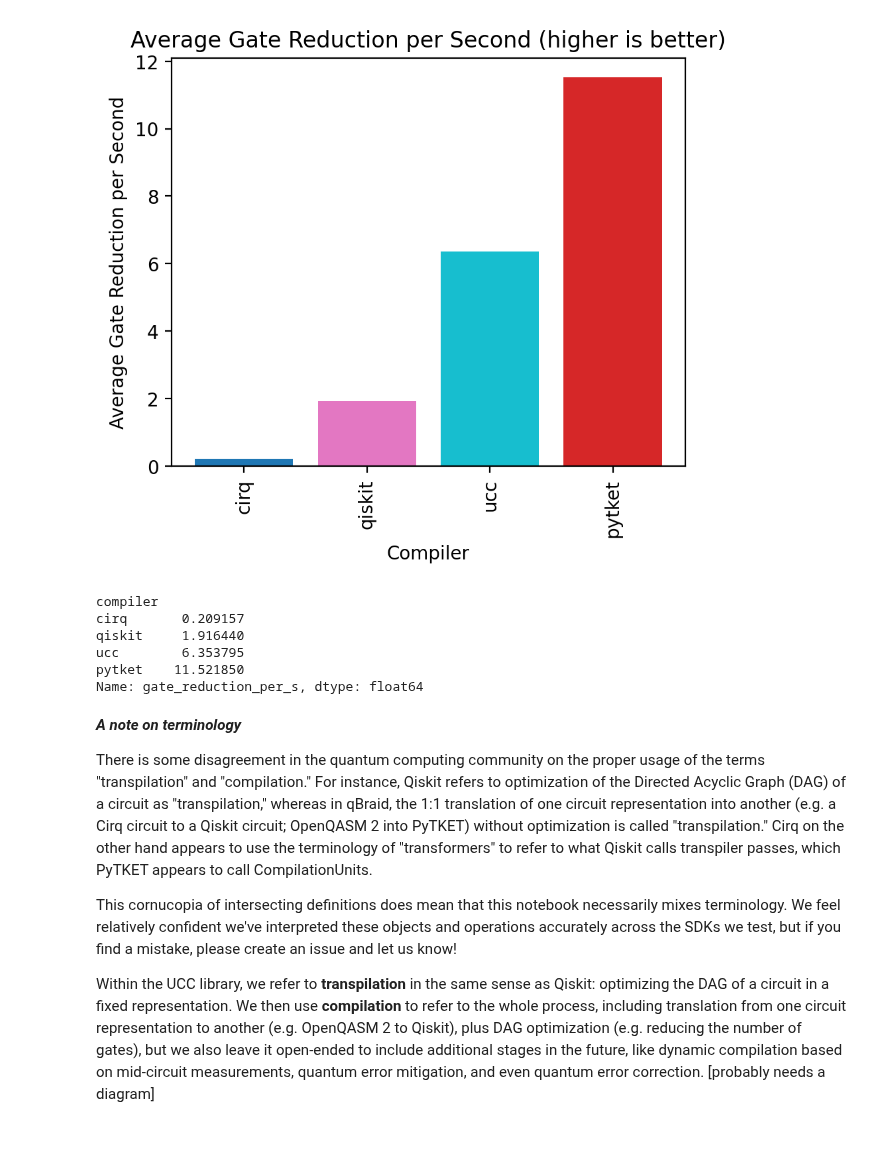
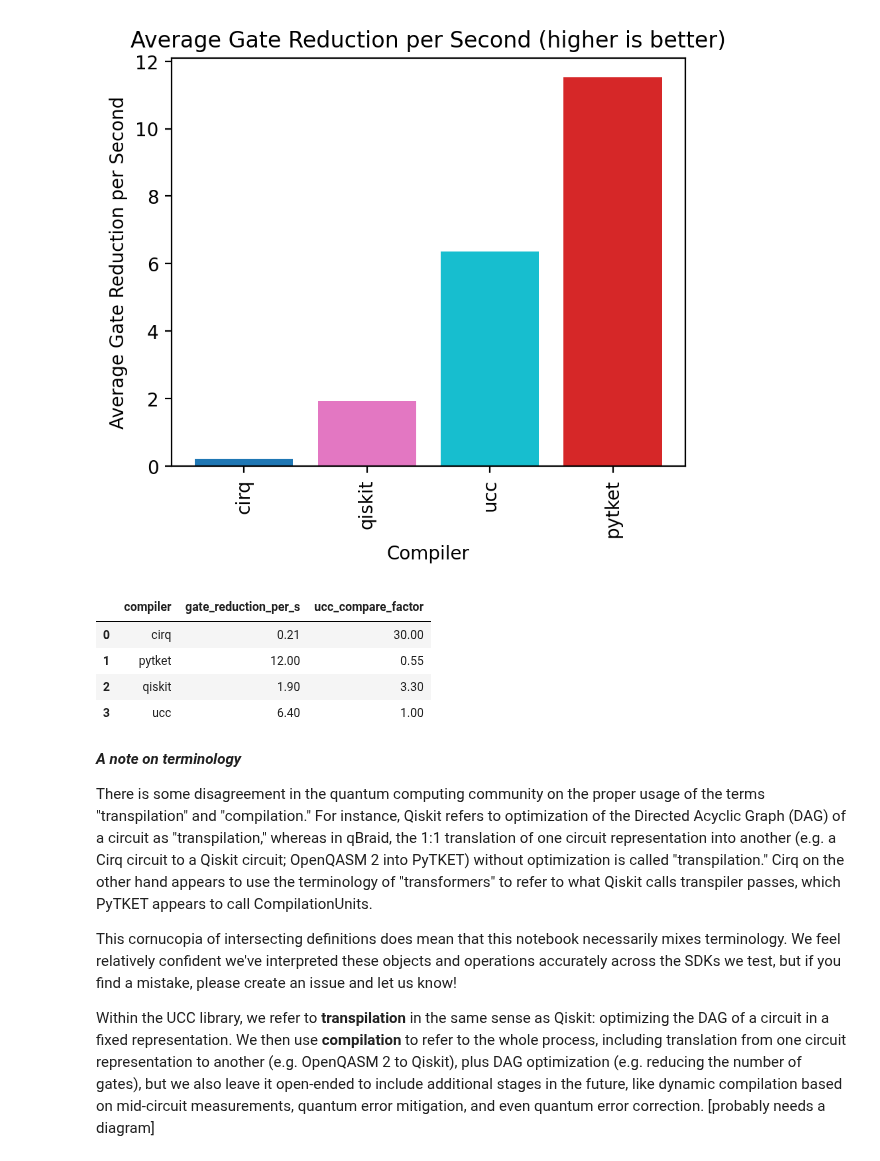
Before and after one commit to xs-es/ucc, a Jupyter notebook: benchmarks/ucc_benchmarks.ipynb, the cells around one changed output. Cells and saved outputs as stored; diff of their text form; code cells hidden in the pictures.

Commit message:
Add UCC compare factor code to benchmarks

```diff
--- a/benchmarks/ucc_benchmarks.ipynb
+++ b/benchmarks/ucc_benchmarks.ipynb
@@ -339,15 +339,26 @@ plt.tight_layout()
 plt.show()
 # %% [output]
 [figure]
-# %%
-print(avg_gate_reduction_per_s)
-# %% [output]
-compiler
-cirq       0.209157
-qiskit     1.916440
-ucc        6.353795
-pytket    11.521850
-Name: gate_reduction_per_s, dtype: float64
+# %%
+# Function to round to 3 significant figures
+def round_to_sigfigs(x, sigfigs=2):
+    if isinstance(x, (int, float)):  # Check if the value is numerical
+        return round(x, sigfigs - int(np.floor(np.log10(abs(x)))) - 1) if x != 0 else 0
+    return x  # Return non-numerical values as-is
+
+
+factor_df = pd.DataFrame(avg_gate_reduction_per_s).reset_index()
+ucc_factor = factor_df[factor_df.compiler == "ucc"]["gate_reduction_per_s"]
+
+factor_df['ucc_compare_factor'] = ucc_factor.iloc[0] / factor_df["gate_reduction_per_s"]
+rounded_df = factor_df.map(round_to_sigfigs)
+rounded_df
+# %% [output]
+|  | compiler | gate_reduction_per_s | ucc_compare_factor |
+| 0 | cirq | 0.21 | 30.00 |
+| 1 | pytket | 12.00 | 0.55 |
+| 2 | qiskit | 1.90 | 3.30 |
+| 3 | ucc | 6.40 | 1.00 |
 # %% [markdown]
 ***A note on terminology***
 
```
